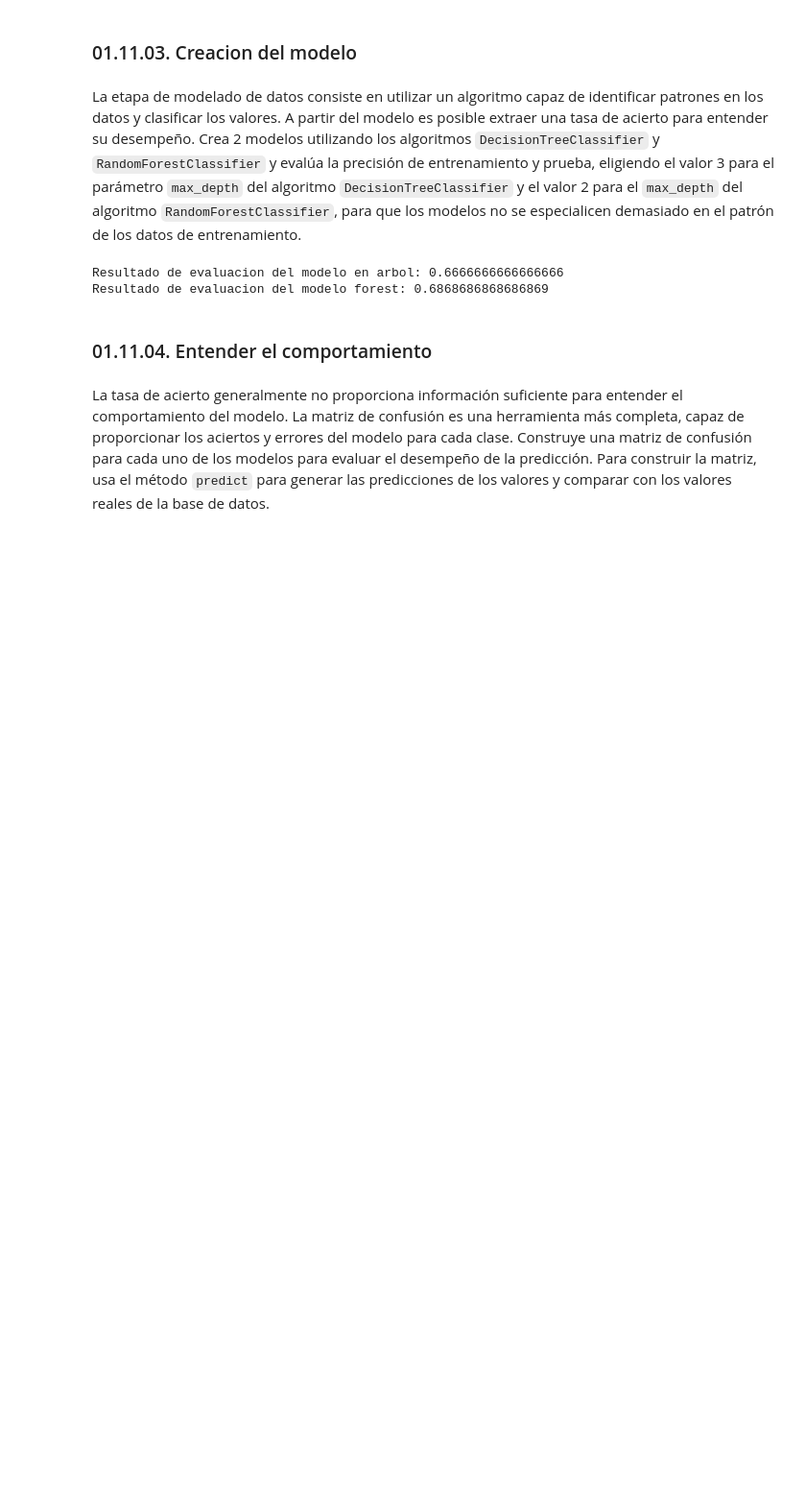
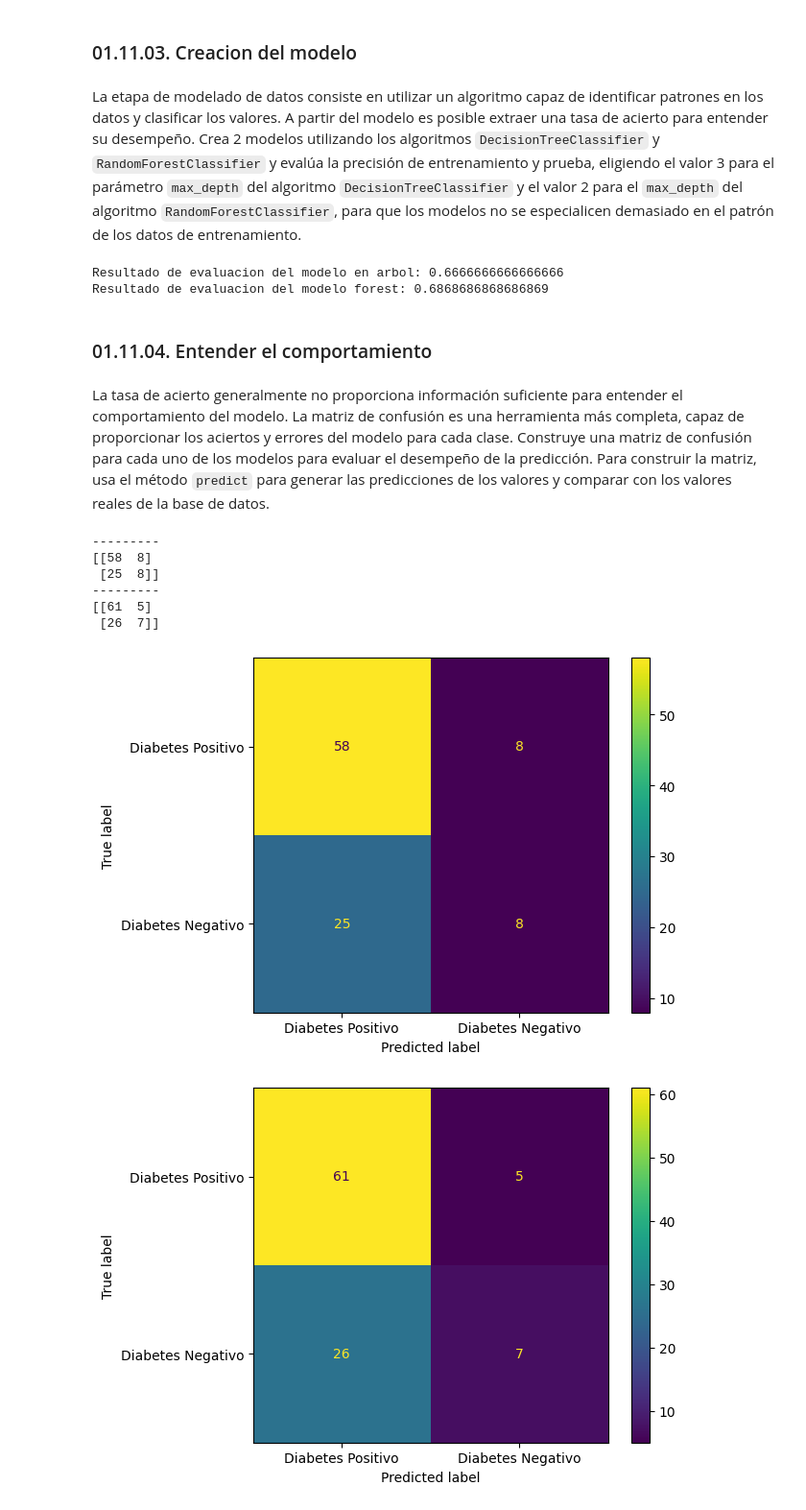
Before and after one commit to lukitasmois/2162-clasificacion-validacion-de-modelos-y-metricas, a Jupyter notebook: Clasificacion_validacion_y_metricas_desafios.ipynb, the cells around one changed output. Shown: that part at 96% size. Drawn from its saved outputs; the diff is of its cells as text; code cells hidden in the pictures; blank space fills up the shorter version.

Commit message:
01.11.04. Genero la matriz de confusion para ambas predicciones de los modelos

```diff
--- a/Clasificacion_validacion_y_metricas_desafios.ipynb
+++ b/Clasificacion_validacion_y_metricas_desafios.ipynb
@@ -66,0 +70,26 @@ La tasa de acierto generalmente no proporciona información suficiente para ente
+# %%
+y_predict_arbol = modelo_arbol.predict(X_val)
+y_predict_bosque = modelo_forest.predict(X_val)
+# %%
+matriz_arbol = confusion_matrix(y_val, y_predict_arbol)
+matriz_bosque = confusion_matrix(y_val, y_predict_bosque)
+
+lista_matrices = [matriz_arbol, matriz_bosque]
+# %%
+for matriz in lista_matrices:
+  print('---------')
+  print(matriz)
+# %% [output]
+---------
+[[58  8]
+ [25  8]]
+---------
+[[61  5]
+ [26  7]]
+# %%
+for matriz in lista_matrices:
+  visualizer = ConfusionMatrixDisplay(matriz, display_labels=['Diabetes Positivo', 'Diabetes Negativo'])
+  visualizer.plot();
+# %% [output]
+[figure, added]
+[figure, added]
```
Also changed, not shown: parts of 1 cell of this notebook.
